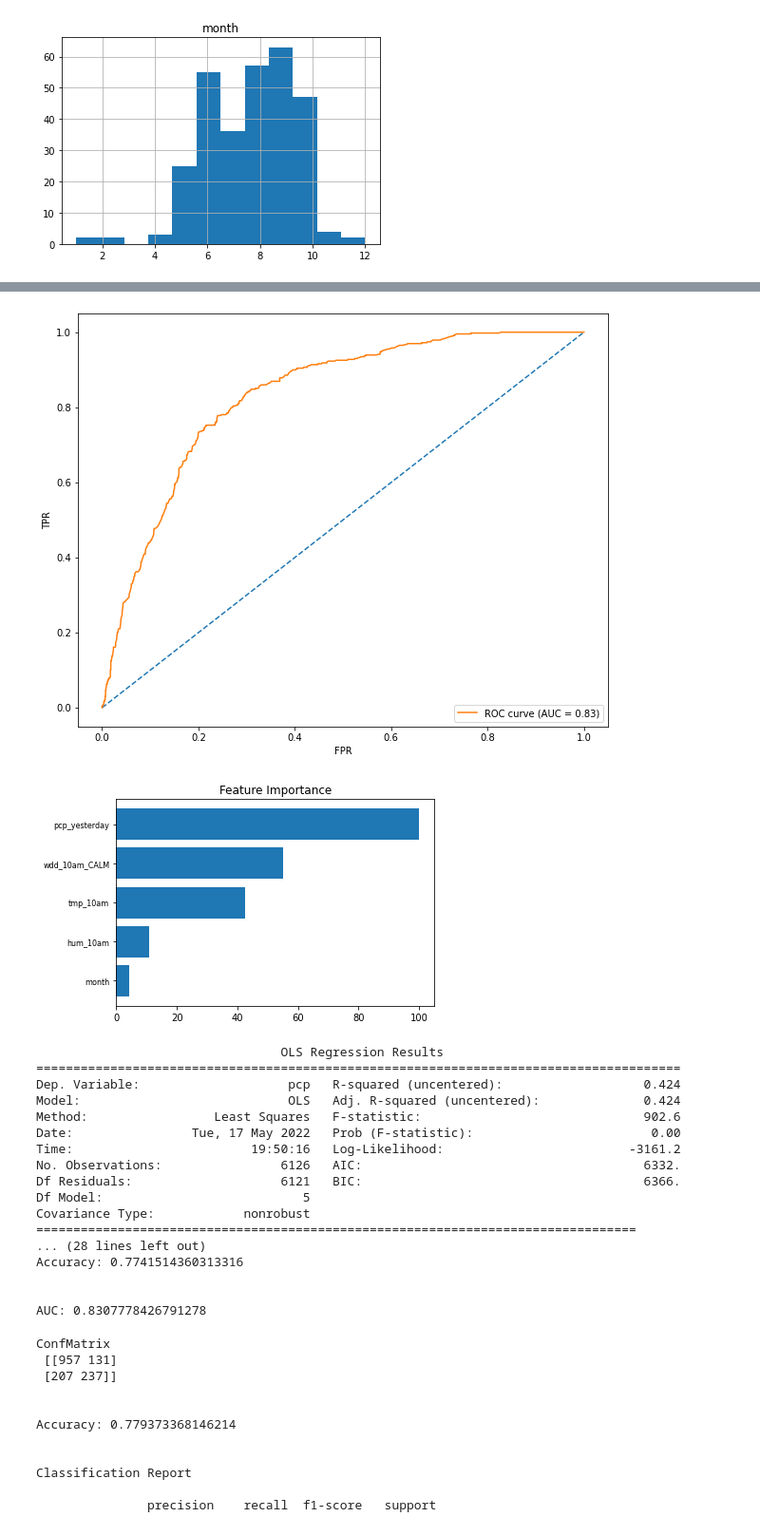
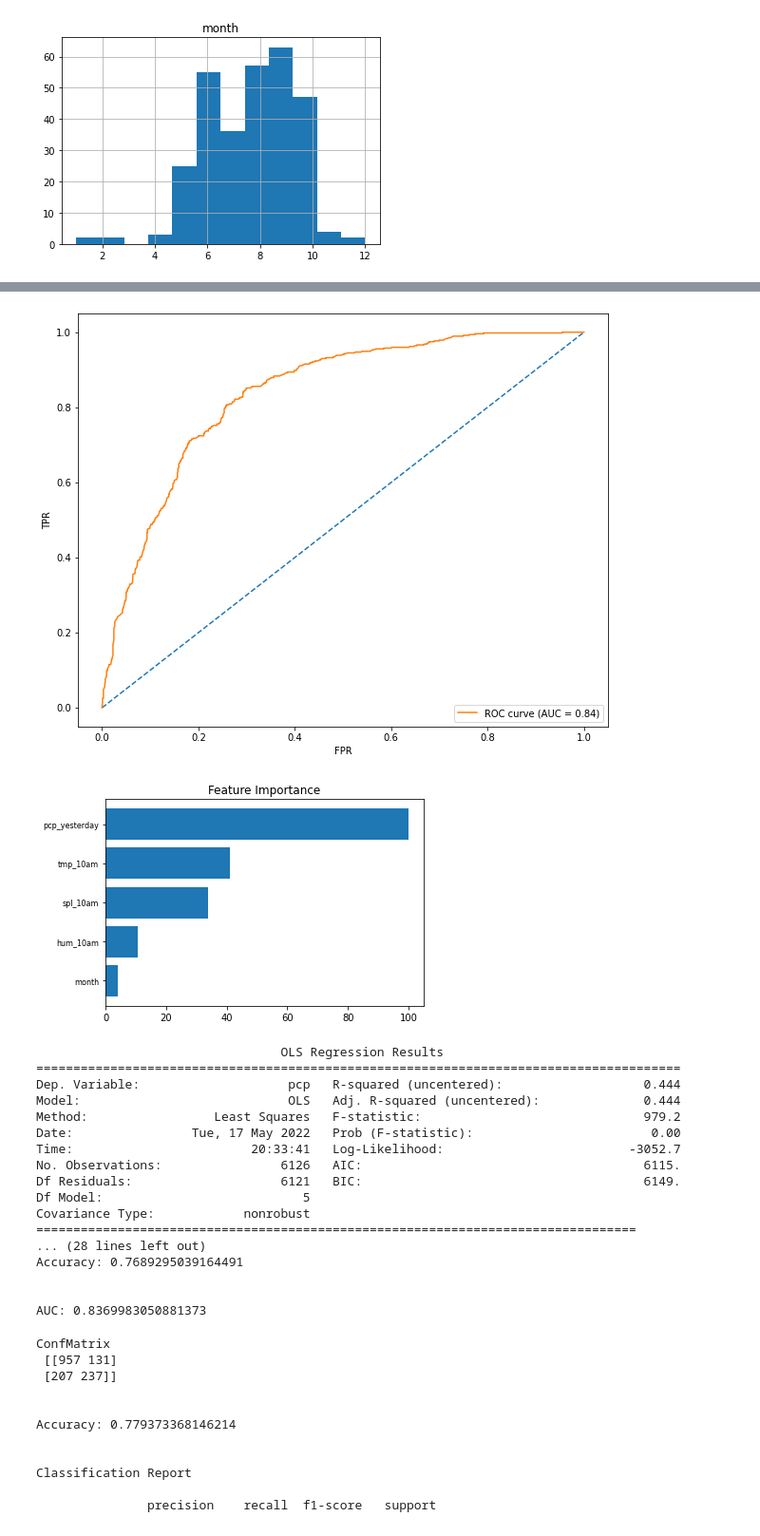
Before and after one commit to navilaufm/ML_LR_rainfall_MGGT, a Jupyter notebook: Norman_Avila_ML_LR_rainfall.ipynb, the cells around one changed output, grey strips where cells are left out. Shown: that part at 95% size. Saved outputs shown, nothing was run; the diff lists cells and outputs as text; code cells hidden in the pictures.

Commit message:
Added new field spd light before 10am Created using Colaboratory

```diff
--- a/Norman_Avila_ML_LR_rainfall.ipynb
+++ b/Norman_Avila_ML_LR_rainfall.ipynb
@@ -52,3 +52,8 @@ data
 | 6778 | 2020-12-30 00:00:00.000 | 2020-12-30 | 17.0 | 13.0 | 76 | 360 | N | 2.1 | 1025.0 | 99999 | ... | ... |
 | 6779 | 2020-12-31 00:00:00.000 | 2020-12-31 | 19.0 | 15.0 | 79 | 180 | S | 3.1 | 1024.0 | 2438 | ... | ... |
 6780 rows × 24 columns
+# %%
+##create a new field with light wind speed instead of using calm
+data['spl_9am'] = (data.spd_9am<4).astype(int)
+data['spl_10am'] = (data.spd_10am<4).astype(int)
+data.T
@@ -545,4 +570,4 @@ AUC: 0.8150281486213585
 # %%
-make_prediction(['tmp_10am','hum_10am','month', 'wdd_10am_CALM','pcp_yesterday'],data,[24,15/24*100,5,1,1])
+make_prediction(['tmp_10am','hum_10am','month', 'spl_10am','pcp_yesterday'],data,[24,15/24*100,5,1,1])
 # %% [output]
 ConfMatrix
@@ -566,22 +591,22 @@ weighted avg       0.77      0.77      0.77      1532
-[figure, old version]
+[figure, new version]
-[figure, old version]
+[figure, new version]
                                  OLS Regression Results
 =======================================================================================
-Dep. Variable:                    pcp   R-squared (uncentered):                   0.424
-Model:                            OLS   Adj. R-squared (uncentered):              0.424
-Method:                 Least Squares   F-statistic:                              902.6
+Dep. Variable:                    pcp   R-squared (uncentered):                   0.444
+Model:                            OLS   Adj. R-squared (uncentered):              0.444
+Method:                 Least Squares   F-statistic:                              979.2
 Date:                Tue, 17 May 2022   Prob (F-statistic):                        0.00
-Time:                        19:50:16   Log-Likelihood:                         -3161.2
-No. Observations:                6126   AIC:                                      6332.
-Df Residuals:                    6121   BIC:                                      6366.
+Time:                        20:33:41   Log-Likelihood:                         -3052.7
+No. Observations:                6126   AIC:                                      6115.
+Df Residuals:                    6121   BIC:                                      6149.
 Df Model:                           5
 Covariance Type:            nonrobust
 =================================================================================
 ... (28 lines left out)
-Accuracy: 0.7741514360313316
+Accuracy: 0.7689295039164491
 
 
-AUC: 0.8307778426791278
+AUC: 0.8369983050881373
 # %%
 make_prediction(['tmp_9am','hum_9am','tmp_10am','hum_10am','wdd_9am_CALM','wdd_10am_CALM','pcp_yesterday'],data,[22,15/22*100,24,15/24*100,1,0,1])
 # %% [output]
```
Also changed, not shown: parts of 14 cells of this notebook.
